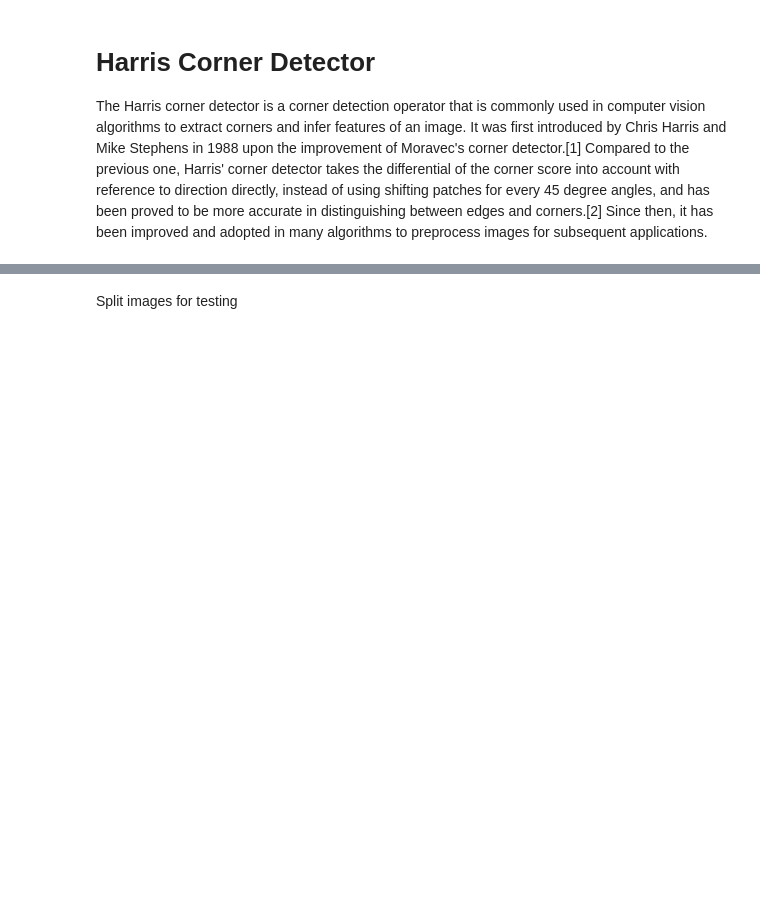
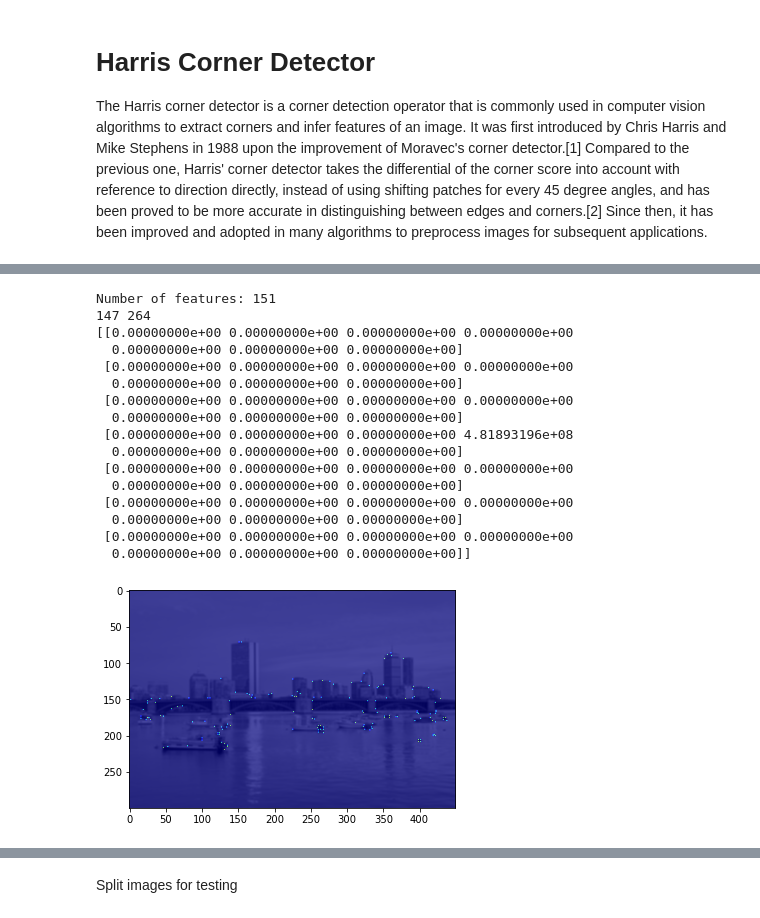
Before and after one commit to Tsmorz/computer-vision, a Jupyter notebook: Project 2/FeatureTracking.ipynb, the cells around one changed output, grey strips where cells are left out. Saved outputs shown, nothing was run; the diff lists cells and outputs as text; code cells hidden in the pictures; blank space fills up the shorter version.

```diff
--- a/Project 2/FeatureTracking.ipynb
+++ b/Project 2/FeatureTracking.ipynb
@@ -67,24 +134,22 @@ gray = rgb2gray(image)
 # %%
 def HarrisCorner(image,threshold):
-    corners = np.zeros([image.shape[0],image.shape[1]])
 
     # Find gradients
     Ix = Sobelx(image)
     Iy = Sobely(image)
-
     Ixx = Ix**2
     Iyy = Iy**2
 
+    # Compute R values
     detM = Ixx*Iyy
     traceM = Ixx+Iyy
     k = 0.05
     R = detM - k*traceM**2
 
     # Threshold values
-    corners = R >= threshold*np.amax(R)
+    R[R <= threshold*np.amax(R)] = 0
 
     # Nonmax Supression
-    #corners = nd.maximum_filter(corners, size=[5,5])
-    #corners = 1*( R >= threshold*np.amax(R))
+    R = peaks(R,3)
 
-    return corners
+    return R
@@ -101,0 +156,37 @@ plt.imshow(corners, cmap = "gray", alpha=0.7)
+# %%
+threshold = 0.05
+corners = HarrisCorner(gray,threshold)
+plt.imshow(gray, cmap = "gray")
+plt.imshow(corners>0, cmap = "jet", alpha = 0.7)
+
+idx = np.where(corners>0)
+idx = np.array(idx).T
+print('Number of features:',idx.shape[0])
+
+# Choose random corner
+rand_corner = np.random.randint(idx.shape[0],size=1)
+loc = idx[rand_corner,:]
+loc = np.concatenate(loc)
+r = loc[0]
+c = loc[1]
+print(r,c)
+patch = np.around(corners[r-3:r+4,c-3:c+4])
+print(patch)
+# %% [output]
+Number of features: 151
+147 264
+[[0.00000000e+00 0.00000000e+00 0.00000000e+00 0.00000000e+00
+  0.00000000e+00 0.00000000e+00 0.00000000e+00]
+ [0.00000000e+00 0.00000000e+00 0.00000000e+00 0.00000000e+00
+  0.00000000e+00 0.00000000e+00 0.00000000e+00]
+ [0.00000000e+00 0.00000000e+00 0.00000000e+00 0.00000000e+00
+  0.00000000e+00 0.00000000e+00 0.00000000e+00]
+ [0.00000000e+00 0.00000000e+00 0.00000000e+00 4.81893196e+08
+  0.00000000e+00 0.00000000e+00 0.00000000e+00]
+ [0.00000000e+00 0.00000000e+00 0.00000000e+00 0.00000000e+00
+  0.00000000e+00 0.00000000e+00 0.00000000e+00]
+ [0.00000000e+00 0.00000000e+00 0.00000000e+00 0.00000000e+00
+  0.00000000e+00 0.00000000e+00 0.00000000e+00]
+ [0.00000000e+00 0.00000000e+00 0.00000000e+00 0.00000000e+00
+  0.00000000e+00 0.00000000e+00 0.00000000e+00]]
+[figure, added]
```
Also changed, not shown: parts of 8 cells of this notebook, 1 other file.
